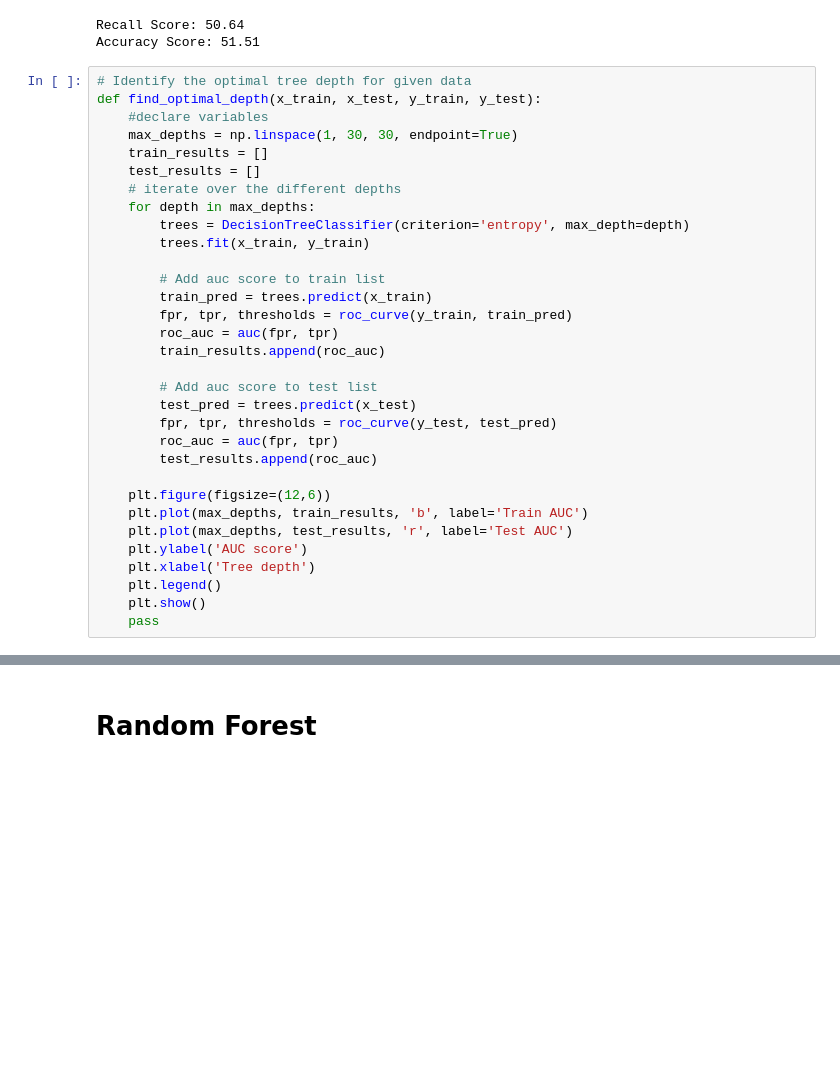
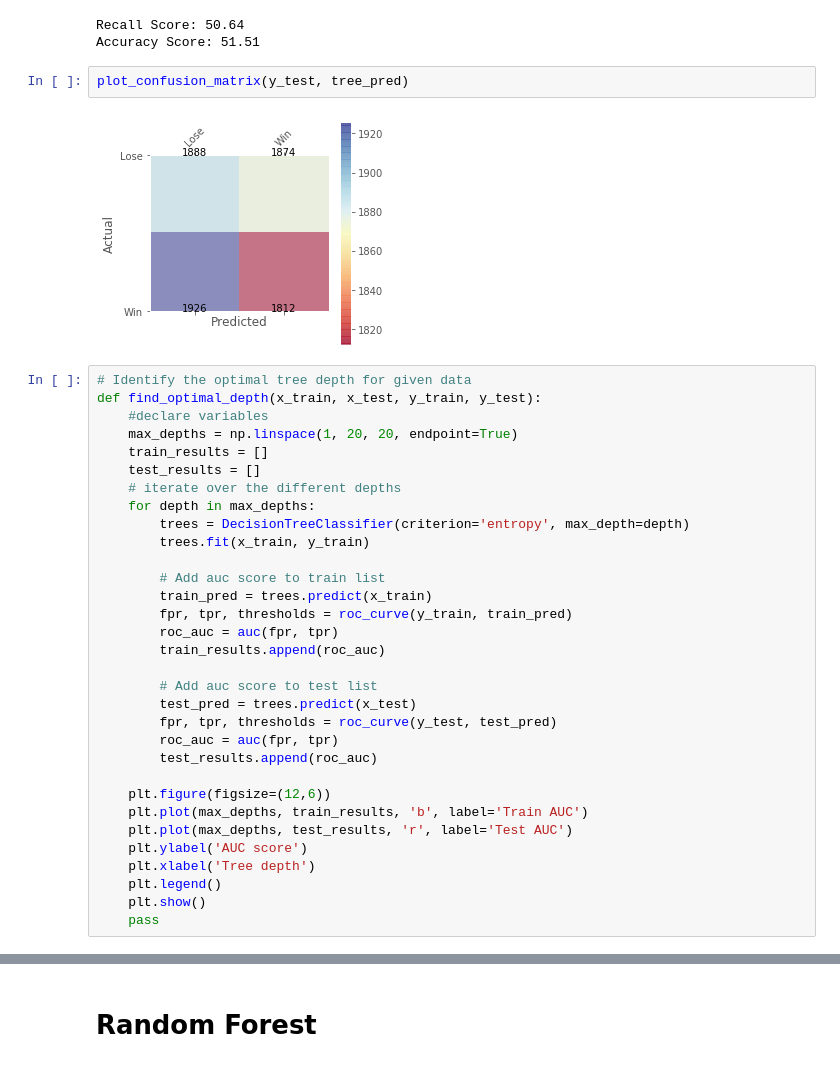
Before and after one commit to Gal-Gilor/In_Zeus_We_Trust, a Jupyter notebook: dota_classification_models.ipynb, the cells around one changed output, grey strips where cells are left out. Drawn from its saved outputs; the diff is of its cells as text; blank space fills up the shorter version.

```diff
--- a/dota_classification_models.ipynb
+++ b/dota_classification_models.ipynb
@@ -157,11 +166,15 @@ tree_recall, tree_acc = print_metrics(y_test, tree_pred, print_score=True)
 # %% [output]
 Recall Score: 50.64
 Accuracy Score: 51.51
+# %%
+plot_confusion_matrix(y_test, tree_pred)
+# %% [output]
+[figure, added]
 # %%
 # Identify the optimal tree depth for given data
 def find_optimal_depth(x_train, x_test, y_train, y_test):
     #declare variables
-    max_depths = np.linspace(1, 30, 30, endpoint=True)
+    max_depths = np.linspace(1, 20, 20, endpoint=True)
     train_results = []
     test_results = []
     # iterate over the different depths
```
Also changed, not shown: parts of 43 cells of this notebook.
